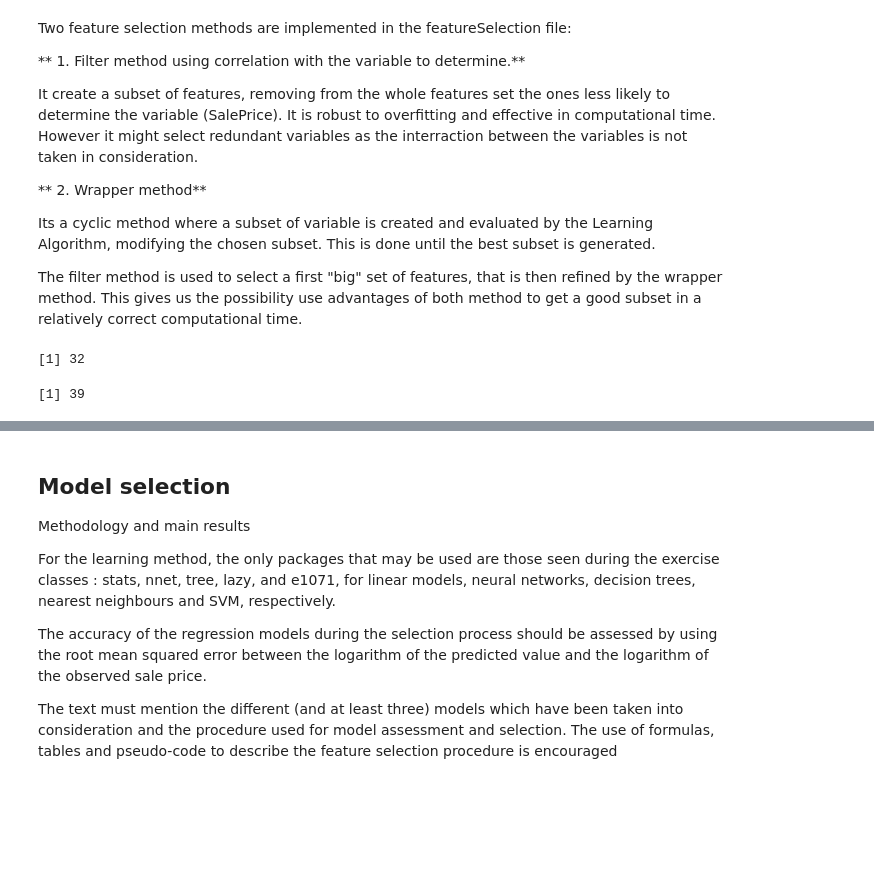
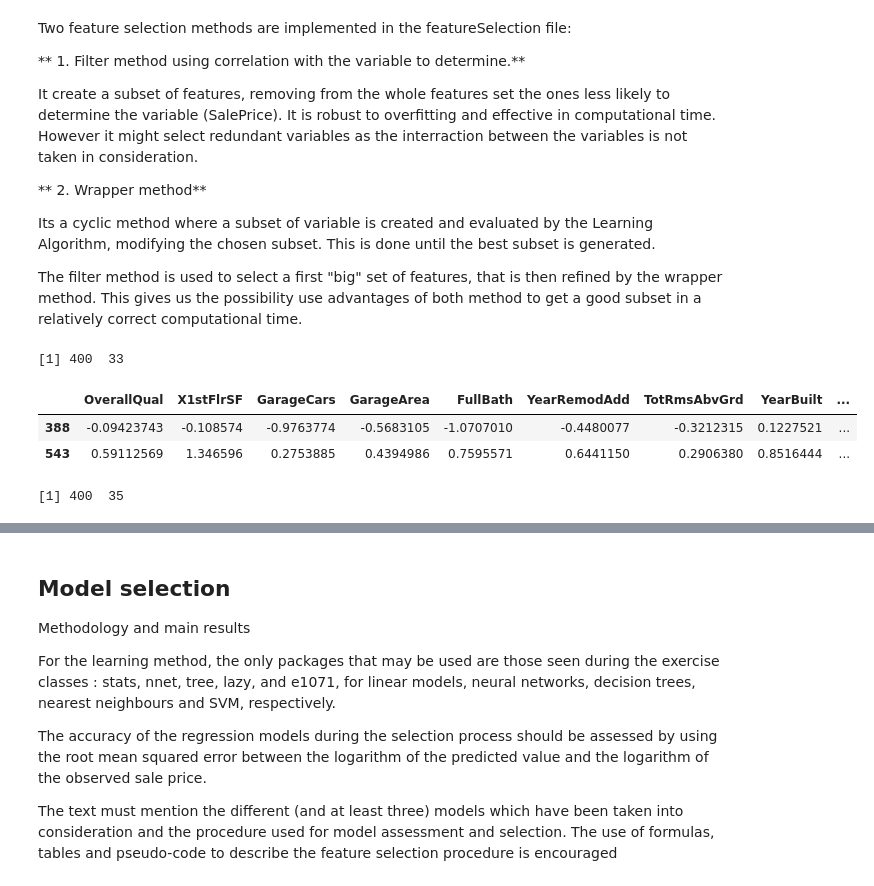
Before and after one commit to BBberghman/INFOF422-Kaggle, a Jupyter notebook: INFOF422_BerghmanErica.ipynb, the cells around one changed output, grey strips where cells are left out. Cells and saved outputs as stored; diff of their text form; code cells hidden in the pictures; blank space fills up the shorter version.

Commit message:
one function per file

```diff
--- a/INFOF422_BerghmanErica.ipynb
+++ b/INFOF422_BerghmanErica.ipynb
@@ -104,13 +106,23 @@ Two feature selection methods are implemented in the featureSelection file:
 
 The filter method is used to select a first "big" set of features, that is then refined by the wrapper method. This gives us the possibility use advantages of both method to get a good subset in a relatively correct computational time.
 # %%
+source("functions/filtre.R")
 features.filtre <- filtre(X.scale,Y.scale)  # return the idx of the more correlated features where #feature = argmin(CV error)
-length(features.filtre)
-# %% [output]
-[1] 32
+# %%
+X.filtre = X.scale[,features.filtre]
+dim(X.filtre)
+X.filtre[1:2,]
+# %% [output]
+[1] 400  33
+|  | OverallQual | X1stFlrSF | GarageCars | GarageArea | FullBath | YearRemodAdd | TotRmsAbvGrd | YearBuilt | ... |
+| 388 | -0.09423743 | -0.108574 | -0.9763774 | -0.5683105 | -1.0707010 | -0.4480077 | -0.3212315 | 0.1227521 | ... |
+| 543 | 0.59112569 | 1.346596 | 0.2753885 | 0.4394986 | 0.7595571 | 0.6441150 | 0.2906380 | 0.8516444 | ... |
 # %%
+source("functions/mRMR.R")
 features.mrmr <- mrmr(X.scale, Y.scale)    # return the idx of the more correlated features where #feature = argmin(CV error)
-length(features.mrmr)
-# %% [output]
-[1] 39
+# %%
+X.mrmr <- X.scale[,features.mrmr]
+dim(X.mrmr)
+# %% [output]
+[1] 400  35
 # %%
```
Also changed, not shown: parts of 11 cells of this notebook, 8 other files.
